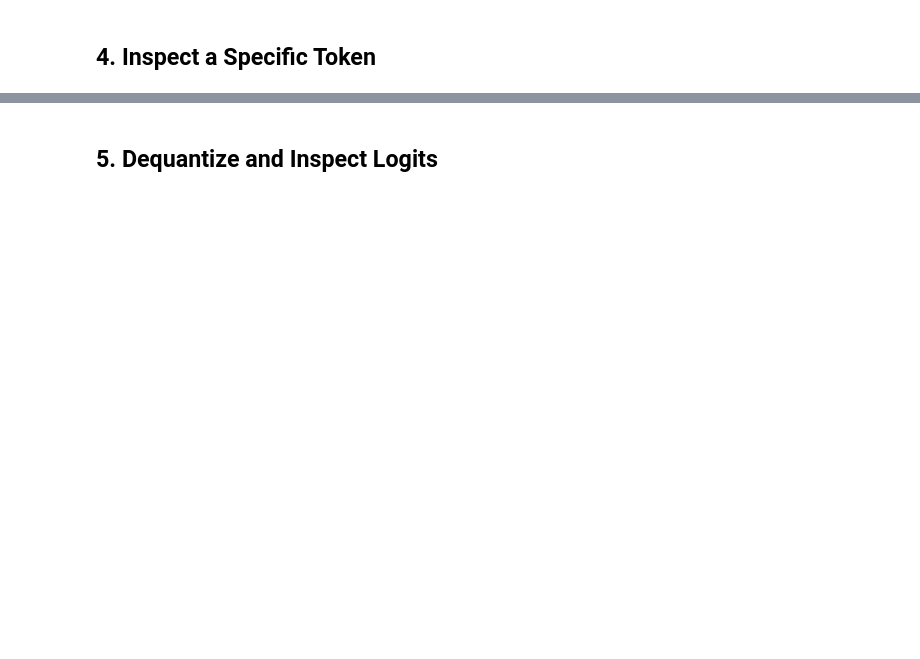
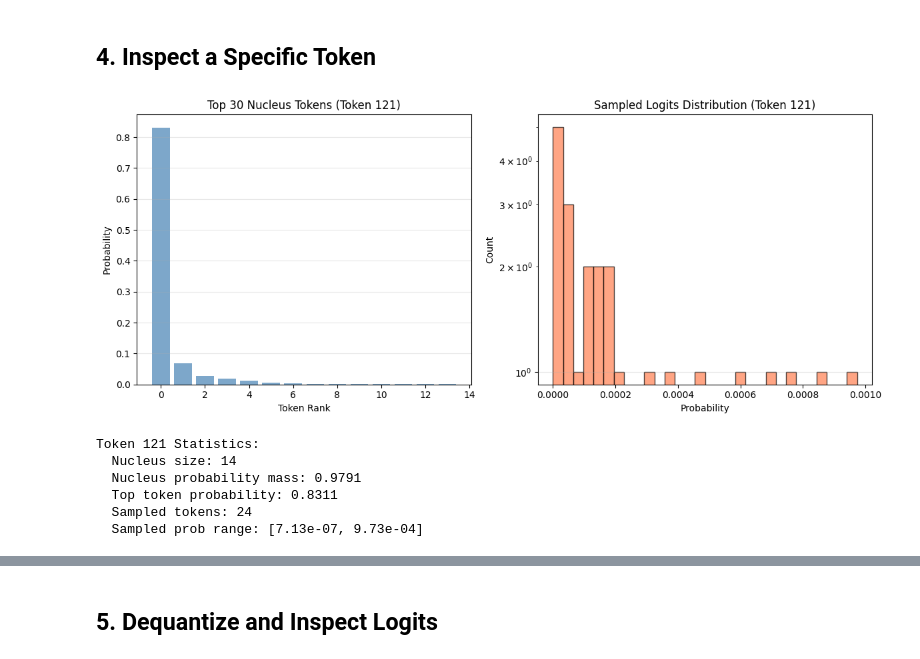
Before and after one commit to 0seba/logits, a Jupyter notebook: explore_example.ipynb, the cells around one changed output, grey strips where cells are left out. Drawn from its saved outputs; the diff is of its cells as text; code cells hidden in the pictures; blank space fills up the shorter version.

```diff
--- a/explore_example.ipynb
+++ b/explore_example.ipynb
@@ -15,7 +39,7 @@ plt.style.use('default')
 ## 1. Load Dataset
 # %%
 # Replace with your dataset ID
-DATASET_ID = "seba/devLogits-Q3-0.6B"
+DATASET_ID = "seba/devLogits-Q3-0.6B-4"
 
 # Load the dataset
 ds = load_logit_dataset(DATASET_ID)
@@ -37,10 +138,18 @@ plot_nucleus_sizes(sample)
 ## 4. Inspect a Specific Token
 # %%
 # Choose a token to inspect
-TOKEN_IDX = 0
+TOKEN_IDX = 121
 
 # Plot logit distribution for this token
 plot_logit_distribution(sample, token_idx=TOKEN_IDX, show_top_n=30)
+# %% [output]
+[figure, added]
+Token 121 Statistics:
+  Nucleus size: 14
+  Nucleus probability mass: 0.9791
+  Top token probability: 0.8311
+  Sampled tokens: 24
+  Sampled prob range: [7.13e-07, 9.73e-04]
 # %%
 # Compare nucleus vs sampled distributions
 plot_nucleus_vs_sampled(sample, token_idx=TOKEN_IDX)
```
Also changed, not shown: parts of 19 cells of this notebook, 2 other files.
